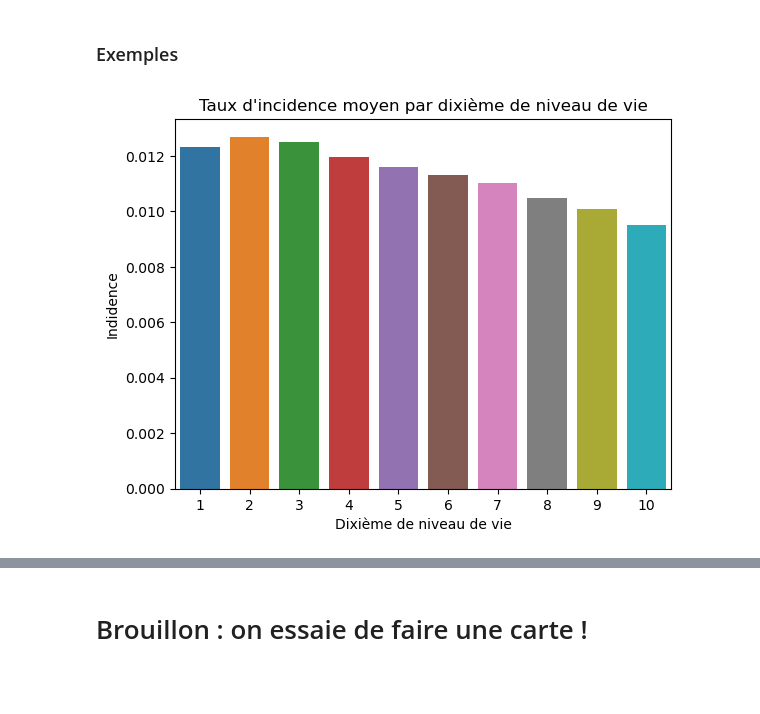
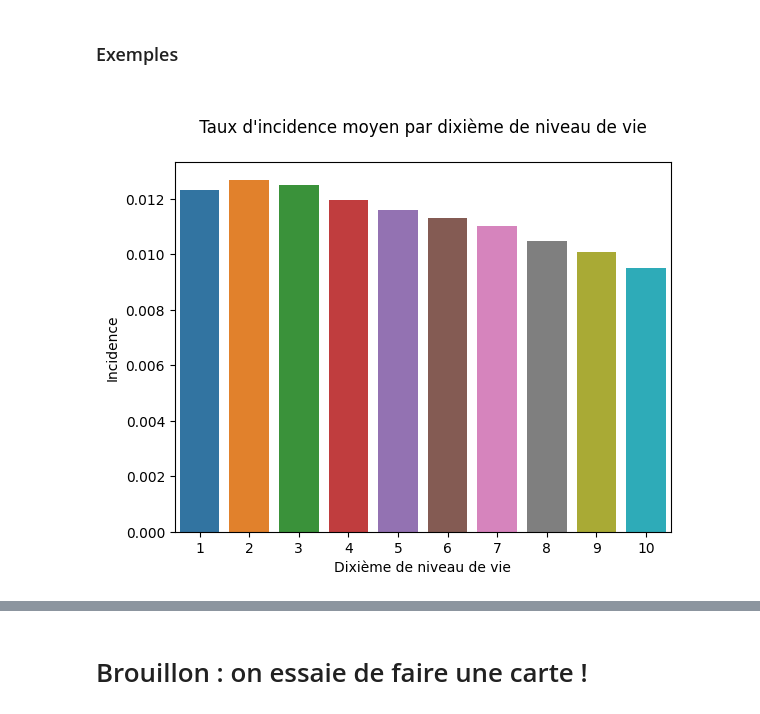
Before and after one commit to bbasa1/Maladies_chroniques_offre_de_soin_inegalites_sociales_ou_facteurs_environnementaux, a Jupyter notebook: Introduction_base.ipynb, the cells around one changed output, grey strips where cells are left out. Drawn from its saved outputs; the diff is of its cells as text; code cells hidden in the pictures; blank space fills up the shorter version.

Commit message:
ajout_graphiques

```diff
--- a/Introduction_base.ipynb
+++ b/Introduction_base.ipynb
@@ -66,18 +98,18 @@ def selection_variable_barplot(liste_var_groupage, liste_var_partition, type_var
 # %%
 # Le taux d'incidence moyen par dixième de niveau de vie
 
 df_loc = selection_variable_barplot(liste_var_groupage = ['FISC_NIVVIEM_E2015_S_moy_10'],
                                     liste_var_partition = ['FISC_REG_S'],
                                     type_var_groupage = int,
                                     type_var_partition = float,
                                     groupby = 'valGroupage'
                                    )
 
 sns.barplot(data=df_loc, x= "valGroupage" , y="txStandDir")
-plt.title('Taux d\'incidence moyen par dixième de niveau de vie')
+plt.title('\n Taux d\'incidence moyen par dixième de niveau de vie \n')
 plt.xlabel('Dixième de niveau de vie')
-plt.ylabel('Indidence')
+plt.ylabel('Incidence')
 # sns.despine()
 plt.show()
 # %% [output]
-[figure, old version]
+[figure, new version]
```
Also changed, not shown: parts of 19 cells of this notebook.
